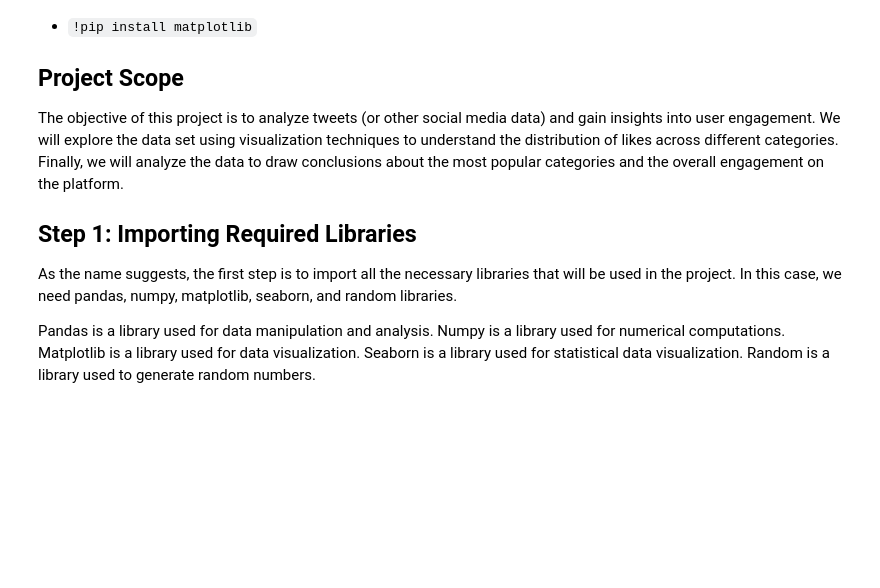
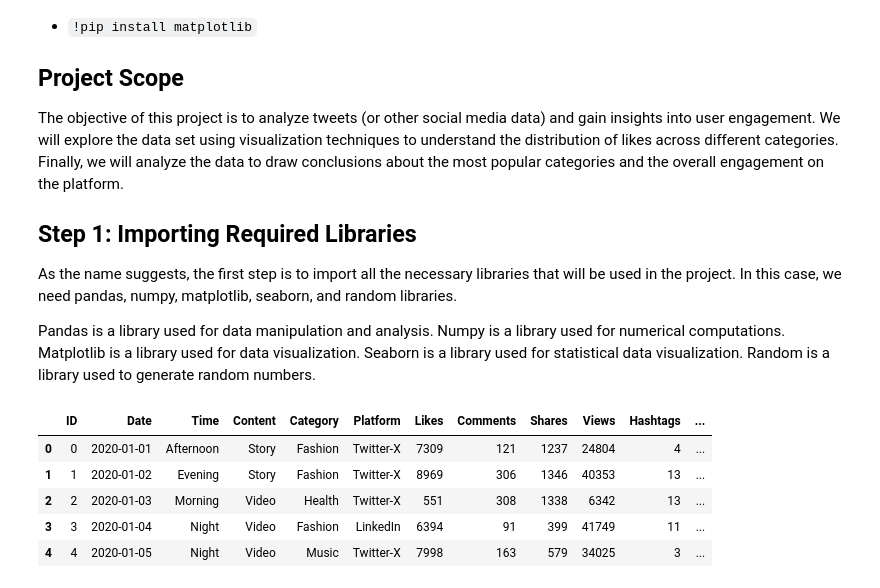
Before and after one commit to thejjserg/social-media, a Jupyter notebook: Clean and Analyze Social Media Usage Data with Python.ipynb, the cells around one changed output. Cells and saved outputs as stored; diff of their text form; code cells hidden in the pictures; blank space fills up the shorter version.

```diff
--- a/Clean and Analyze Social Media Usage Data with Python.ipynb
+++ b/Clean and Analyze Social Media Usage Data with Python.ipynb
@@ -117,0 +106,11 @@ data = {# Post Information
+# %%
+# Create a DataFrame from the data dictionary
+df = pd.DataFrame(data)
+df.head()
+# %% [output]
+|  | ID | Date | Time | Content | Category | Platform | Likes | Comments | Shares | Views | Hashtags | ... |
+| 0 | 0 | 2020-01-01 | Afternoon | Story | Fashion | Twitter-X | 7309 | 121 | 1237 | 24804 | 4 | ... |
+| 1 | 1 | 2020-01-02 | Evening | Story | Fashion | Twitter-X | 8969 | 306 | 1346 | 40353 | 13 | ... |
+| 2 | 2 | 2020-01-03 | Morning | Video | Health | Twitter-X | 551 | 308 | 1338 | 6342 | 13 | ... |
+| 3 | 3 | 2020-01-04 | Night | Video | Fashion | LinkedIn | 6394 | 91 | 399 | 41749 | 11 | ... |
+| 4 | 4 | 2020-01-05 | Night | Video | Music | Twitter-X | 7998 | 163 | 579 | 34025 | 3 | ... |
```
Also changed, not shown: parts of 7 cells of this notebook, 1 other file.
